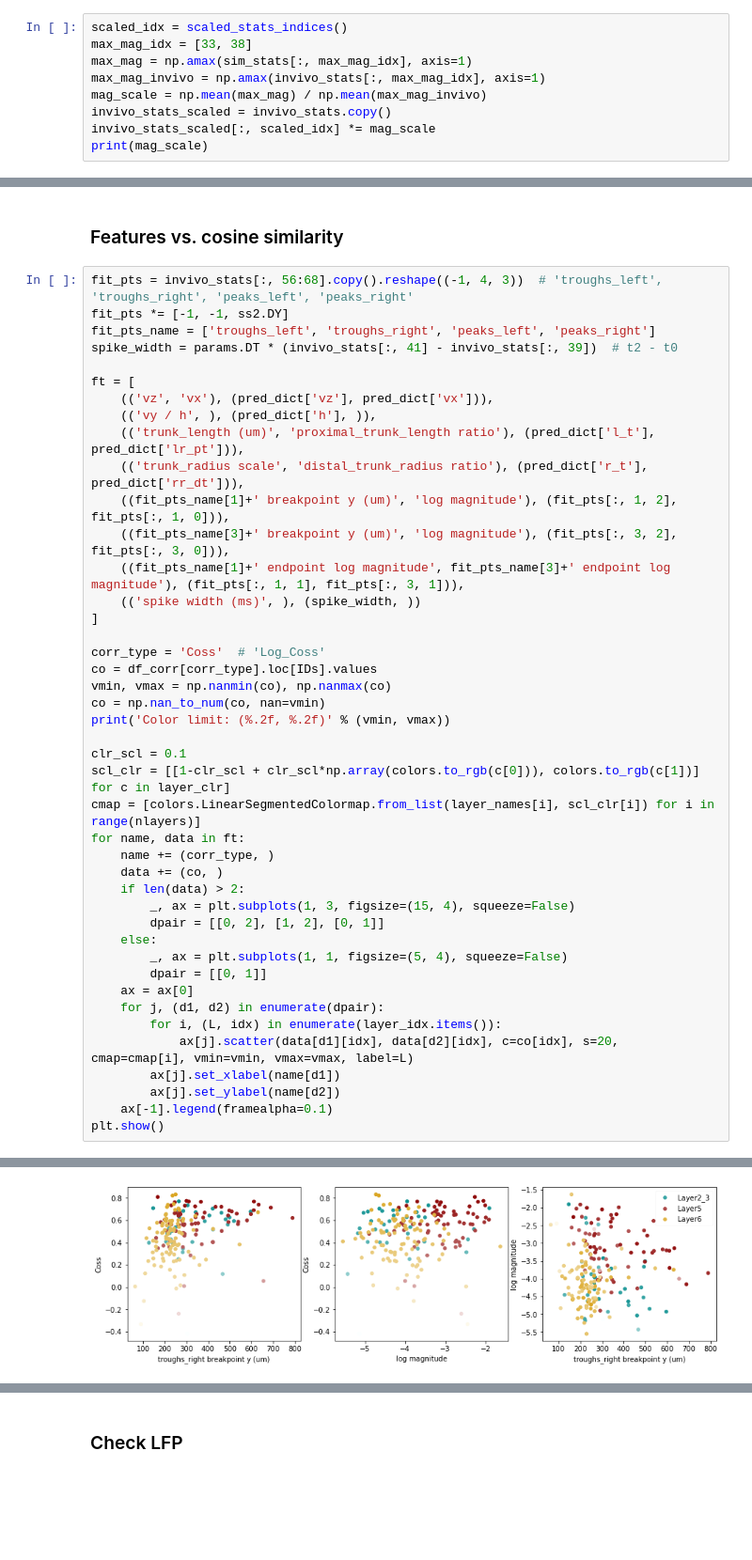
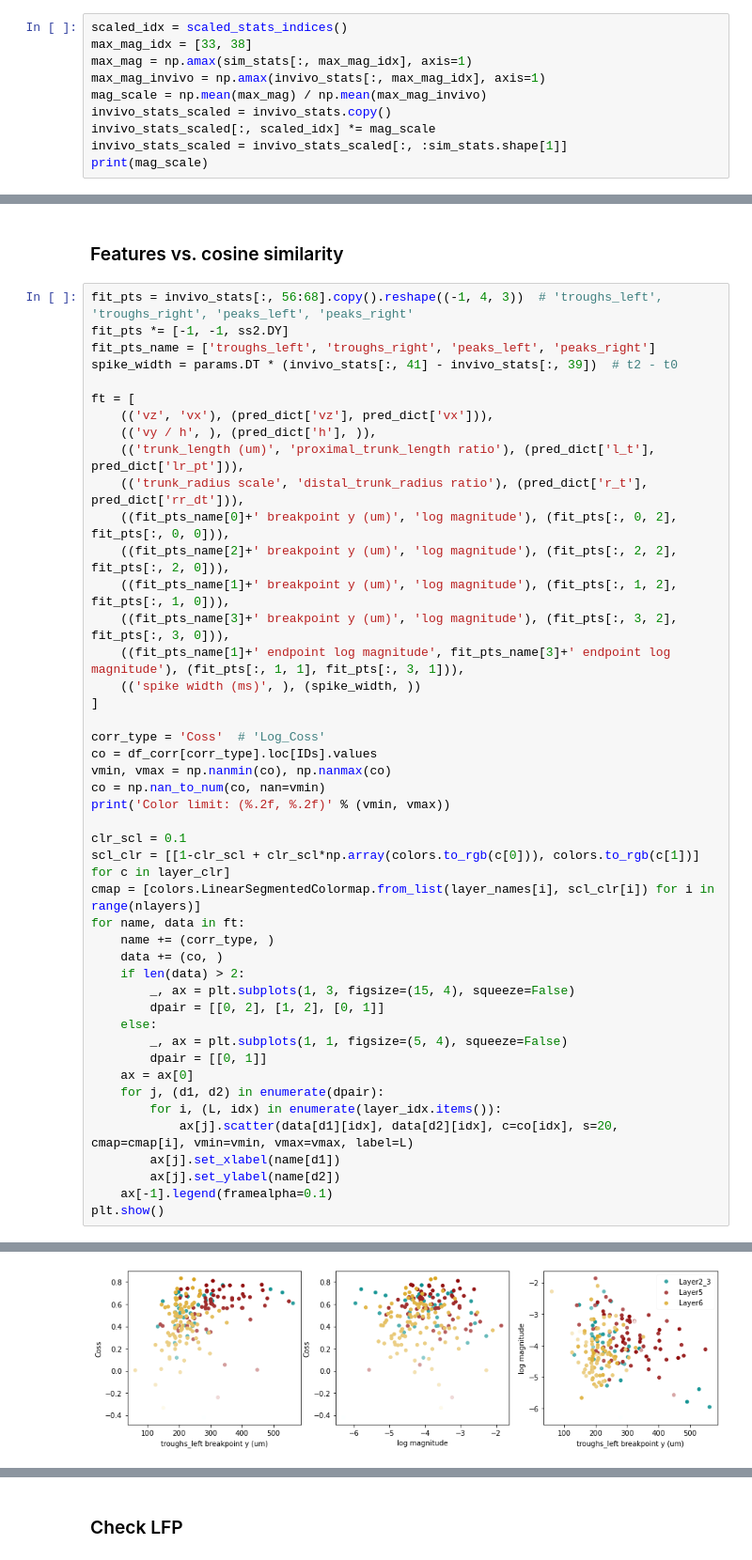
Before and after one commit to chenziao/Stylized-Cell-Inference, a Jupyter notebook: in_vivo_prediction.ipynb, the cells around one changed output, grey strips where cells are left out. Shown at 94% size. Saved outputs shown, nothing was run; the diff lists cells and outputs as text; blank space fills up the shorter version.

```diff
--- a/in_vivo_prediction.ipynb
+++ b/in_vivo_prediction.ipynb
@@ -131,6 +131,7 @@ max_mag_invivo = np.amax(invivo_stats[:, max_mag_idx], axis=1)
 mag_scale = np.mean(max_mag) / np.mean(max_mag_invivo)
 invivo_stats_scaled = invivo_stats.copy()
 invivo_stats_scaled[:, scaled_idx] *= mag_scale
+invivo_stats_scaled = invivo_stats_scaled[:, :sim_stats.shape[1]]
 print(mag_scale)
 # %% [output]
 0.08028104717257677
@@ -752,6 +751,8 @@ ft = [
     (('vy / h', ), (pred_dict['h'], )),
     (('trunk_length (um)', 'proximal_trunk_length ratio'), (pred_dict['l_t'], pred_dict['lr_pt'])),
     (('trunk_radius scale', 'distal_trunk_radius ratio'), (pred_dict['r_t'], pred_dict['rr_dt'])),
+    ((fit_pts_name[0]+' breakpoint y (um)', 'log magnitude'), (fit_pts[:, 0, 2], fit_pts[:, 0, 0])),
+    ((fit_pts_name[2]+' breakpoint y (um)', 'log magnitude'), (fit_pts[:, 2, 2], fit_pts[:, 2, 0])),
     ((fit_pts_name[1]+' breakpoint y (um)', 'log magnitude'), (fit_pts[:, 1, 2], fit_pts[:, 1, 0])),
     ((fit_pts_name[3]+' breakpoint y (um)', 'log magnitude'), (fit_pts[:, 3, 2], fit_pts[:, 3, 0])),
     ((fit_pts_name[1]+' endpoint log magnitude', fit_pts_name[3]+' endpoint log magnitude'), (fit_pts[:, 1, 1], fit_pts[:, 3, 1])),
@@ -763,31 +764,31 @@ co = df_corr[corr_type].loc[IDs].values
 vmin, vmax = np.nanmin(co), np.nanmax(co)
 co = np.nan_to_num(co, nan=vmin)
 print('Color limit: (%.2f, %.2f)' % (vmin, vmax))
 
 clr_scl = 0.1
 scl_clr = [[1-clr_scl + clr_scl*np.array(colors.to_rgb(c[0])), colors.to_rgb(c[1])] for c in layer_clr]
 cmap = [colors.LinearSegmentedColormap.from_list(layer_names[i], scl_clr[i]) for i in range(nlayers)]
 for name, data in ft:
     name += (corr_type, )
     data += (co, )
     if len(data) > 2:
         _, ax = plt.subplots(1, 3, figsize=(15, 4), squeeze=False)
         dpair = [[0, 2], [1, 2], [0, 1]]
     else:
         _, ax = plt.subplots(1, 1, figsize=(5, 4), squeeze=False)
         dpair = [[0, 1]]
     ax = ax[0]
     for j, (d1, d2) in enumerate(dpair):
         for i, (L, idx) in enumerate(layer_idx.items()):
             ax[j].scatter(data[d1][idx], data[d2][idx], c=co[idx], s=20, cmap=cmap[i], vmin=vmin, vmax=vmax, label=L)
         ax[j].set_xlabel(name[d1])
         ax[j].set_ylabel(name[d2])
     ax[-1].legend(framealpha=0.1)
 plt.show()
 # %% [output]
 Color limit: (-0.42, 0.83)
 [figure]
 [figure]
 [figure]
 [figure]
-[figure, old version]
+[figure, new version]
```
Also changed, not shown: parts of 3 cells of this notebook, 4 other files.
